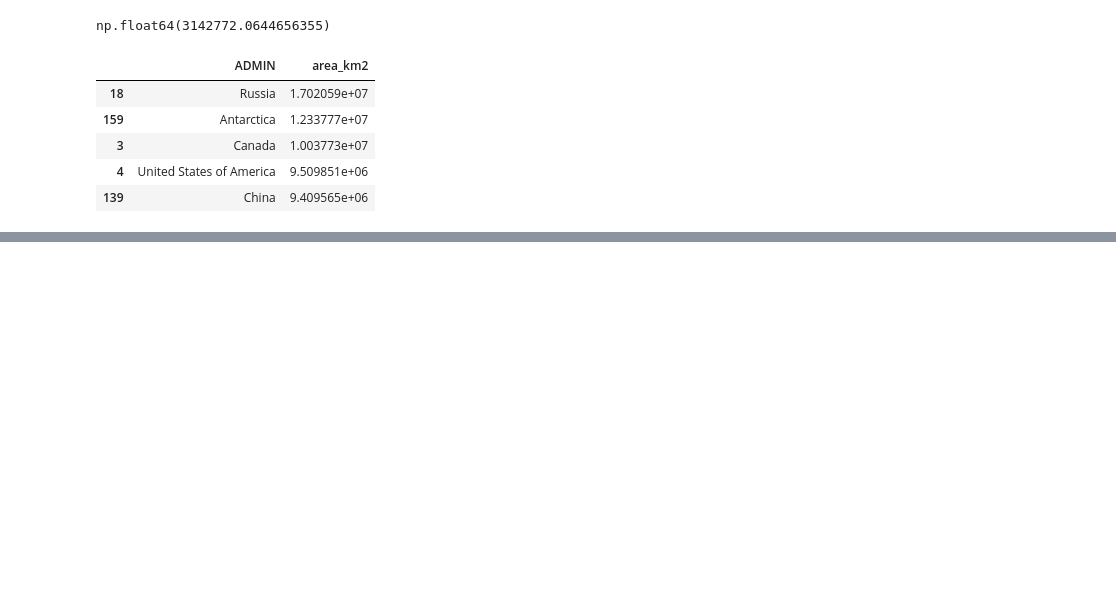
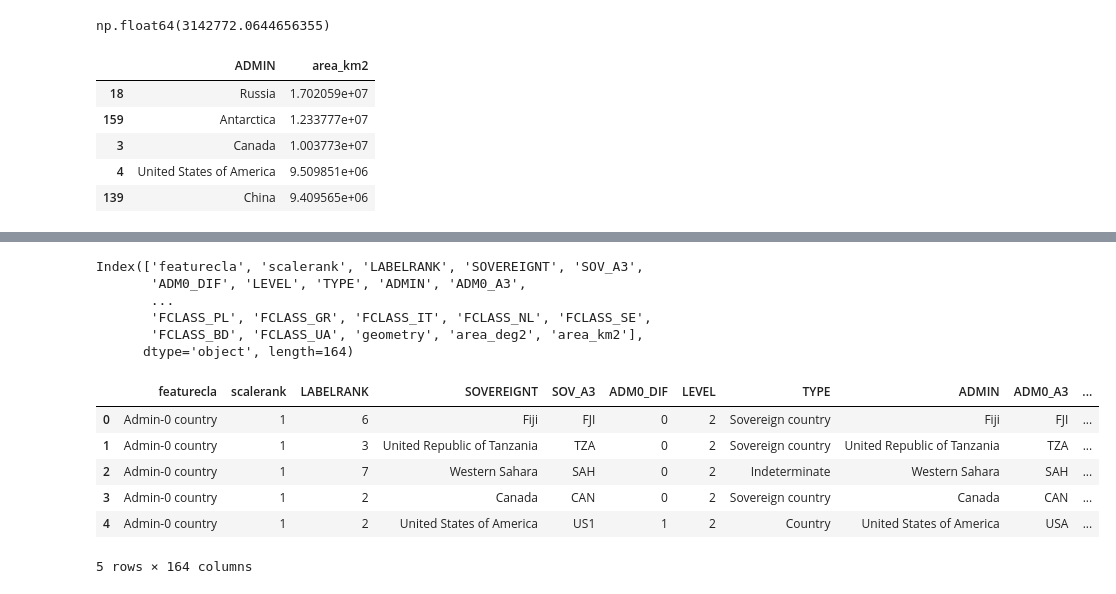
Before and after one commit to aakarsh-dev-commits/population-urban-explorer, a Jupyter notebook: notebooks/01_explore_data.ipynb, the cells around one changed output, grey strips where cells are left out. Drawn from its saved outputs; the diff is of its cells as text; code cells hidden in the pictures; blank space fills up the shorter version.

```diff
--- a/notebooks/01_explore_data.ipynb
+++ b/notebooks/01_explore_data.ipynb
@@ -164,0 +253,19 @@ world_eq.sort_values("area_km2" , ascending = False)[["ADMIN" , "area_km2"]].hea
+# %%
+world_eq.columns
+# %% [output]
+Index(['featurecla', 'scalerank', 'LABELRANK', 'SOVEREIGNT', 'SOV_A3',
+       'ADM0_DIF', 'LEVEL', 'TYPE', 'ADMIN', 'ADM0_A3',
+       ...
+       'FCLASS_PL', 'FCLASS_GR', 'FCLASS_IT', 'FCLASS_NL', 'FCLASS_SE',
+       'FCLASS_BD', 'FCLASS_UA', 'geometry', 'area_deg2', 'area_km2'],
+      dtype='object', length=164)
+# %%
+world_eq.head()
+# %% [output]
+|  | featurecla | scalerank | LABELRANK | SOVEREIGNT | SOV_A3 | ADM0_DIF | LEVEL | TYPE | ADMIN | ADM0_A3 | ... |
+| 0 | Admin-0 country | 1 | 6 | Fiji | FJI | 0 | 2 | Sovereign country | Fiji | FJI | ... |
+| 1 | Admin-0 country | 1 | 3 | United Republic of Tanzania | TZA | 0 | 2 | Sovereign country | United Republic of Tanzania | TZA | ... |
+| 2 | Admin-0 country | 1 | 7 | Western Sahara | SAH | 0 | 2 | Indeterminate | Western Sahara | SAH | ... |
+| 3 | Admin-0 country | 1 | 2 | Canada | CAN | 0 | 2 | Sovereign country | Canada | CAN | ... |
+| 4 | Admin-0 country | 1 | 2 | United States of America | US1 | 1 | 2 | Country | United States of America | USA | ... |
+5 rows × 164 columns
```
Also changed, not shown: parts of 17 cells of this notebook, 2 other files.
